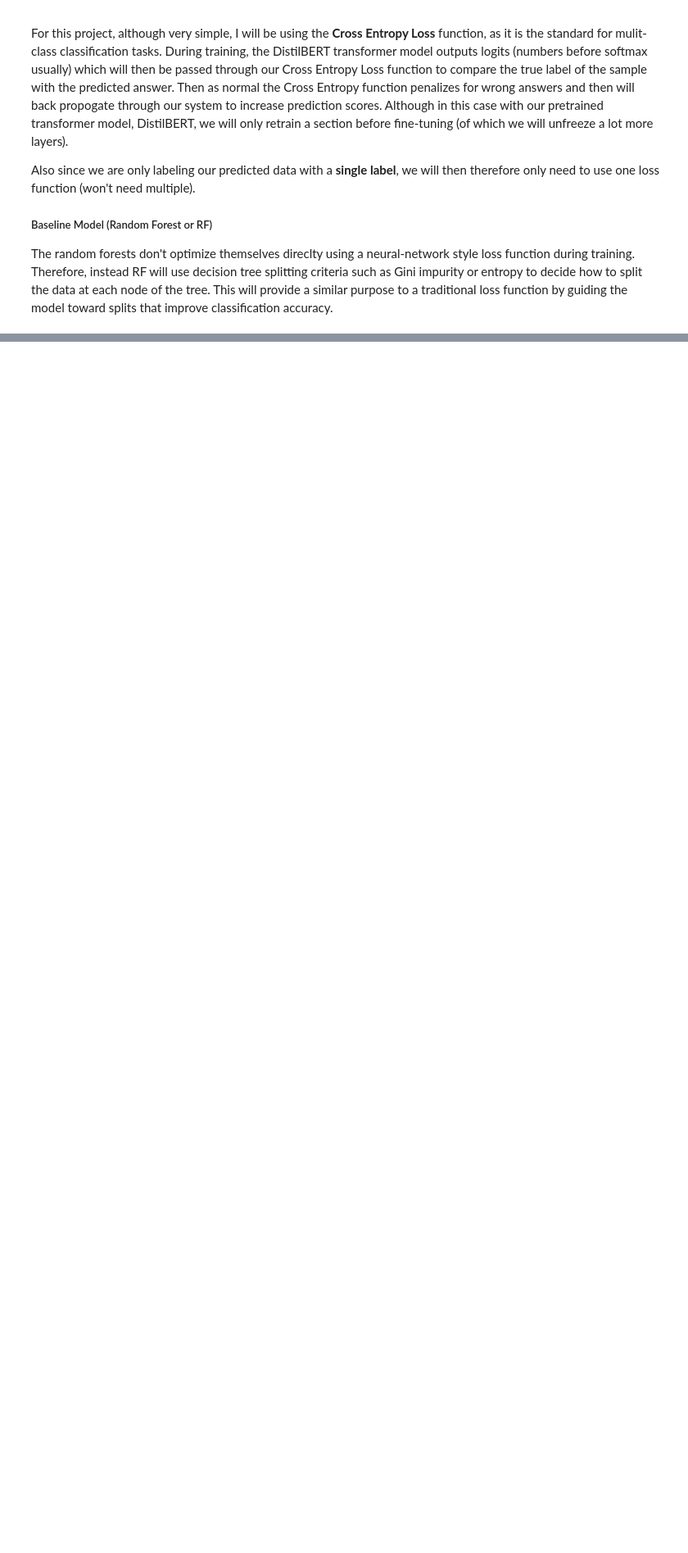
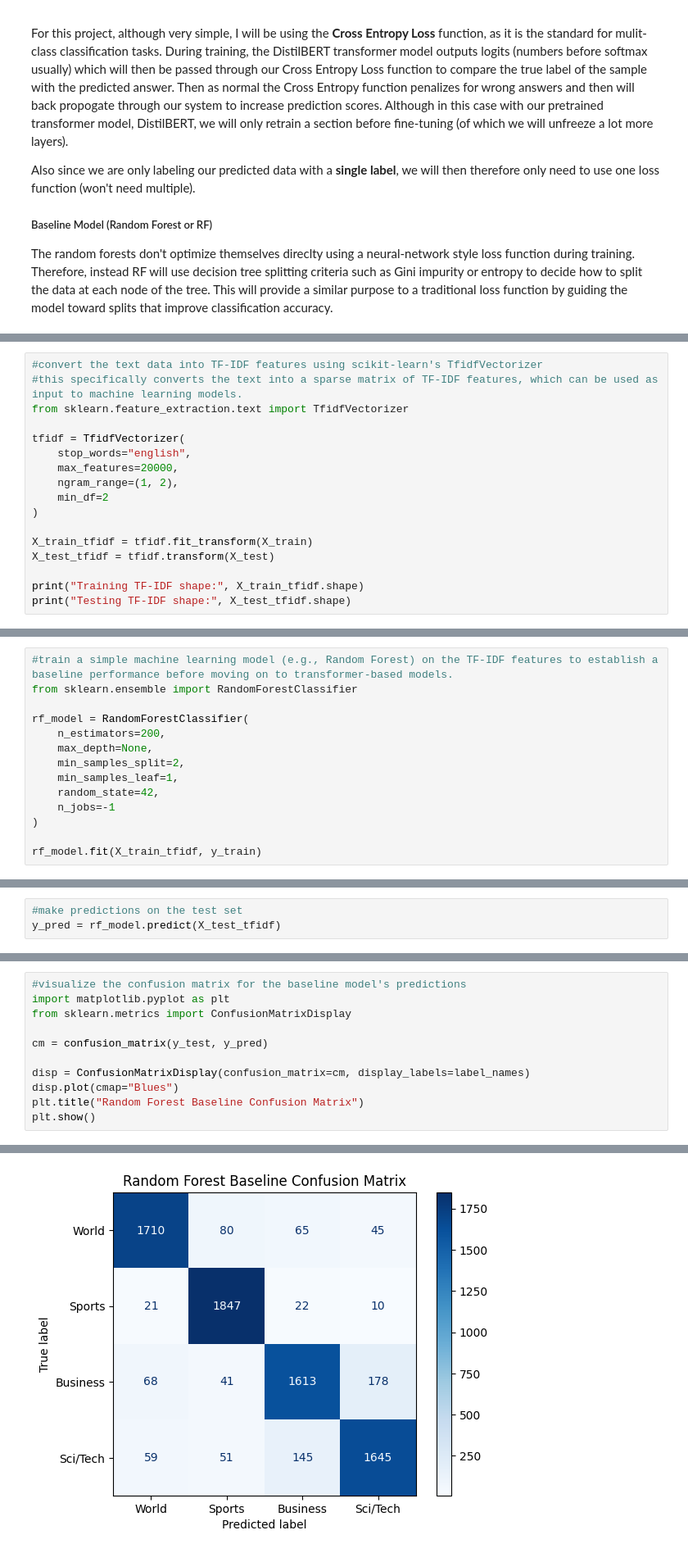
Before and after one commit to SamSkanse/Transfer-Learning-Transformers-Lab, a Jupyter notebook: transfer_transformer_lab.ipynb, the cells around one changed output, grey strips where cells are left out. Shown at 82% size. Saved outputs shown, nothing was run; the diff lists cells and outputs as text; blank space fills up the shorter version.

Commit message:
trained our baseline model (RF) on our data (#4)

```diff
--- a/transfer_transformer_lab.ipynb
+++ b/transfer_transformer_lab.ipynb
@@ -402,0 +484,17 @@ The random forests don't optimize themselves direclty using a neural-network sty
+# %%
+#convert the text data into TF-IDF features using scikit-learn's TfidfVectorizer
+#this specifically converts the text into a sparse matrix of TF-IDF features, which can be used as input to machine learning models.
+from sklearn.feature_extraction.text import TfidfVectorizer
+
+tfidf = TfidfVectorizer(
+    stop_words="english",
+    max_features=20000,
+    ngram_range=(1, 2),
+    min_df=2
+)
+
+X_train_tfidf = tfidf.fit_transform(X_train)
+X_test_tfidf = tfidf.transform(X_test)
+
+print("Training TF-IDF shape:", X_train_tfidf.shape)
+print("Testing TF-IDF shape:", X_test_tfidf.shape)
@@ -402,0 +504,14 @@ The random forests don't optimize themselves direclty using a neural-network sty
+# %%
+#train a simple machine learning model (e.g., Random Forest) on the TF-IDF features to establish a baseline performance before moving on to transformer-based models.
+from sklearn.ensemble import RandomForestClassifier
+
+rf_model = RandomForestClassifier(
+    n_estimators=200,
+    max_depth=None,
+    min_samples_split=2,
+    min_samples_leaf=1,
+    random_state=42,
+    n_jobs=-1
+)
+
+rf_model.fit(X_train_tfidf, y_train)
@@ -402,0 +520,3 @@ The random forests don't optimize themselves direclty using a neural-network sty
+# %%
+#make predictions on the test set
+y_pred = rf_model.predict(X_test_tfidf)
@@ -402,0 +546,12 @@ The random forests don't optimize themselves direclty using a neural-network sty
+# %%
+#visualize the confusion matrix for the baseline model's predictions
+import matplotlib.pyplot as plt
+from sklearn.metrics import ConfusionMatrixDisplay
+
+cm = confusion_matrix(y_test, y_pred)
+
+disp = ConfusionMatrixDisplay(confusion_matrix=cm, display_labels=label_names)
+disp.plot(cmap="Blues")
+plt.title("Random Forest Baseline Confusion Matrix")
+plt.show()
+# %% [output]
@@ -402,0 +559 @@ The random forests don't optimize themselves direclty using a neural-network sty
+[figure, added]
```
Also changed, not shown: parts of 9 cells of this notebook.
